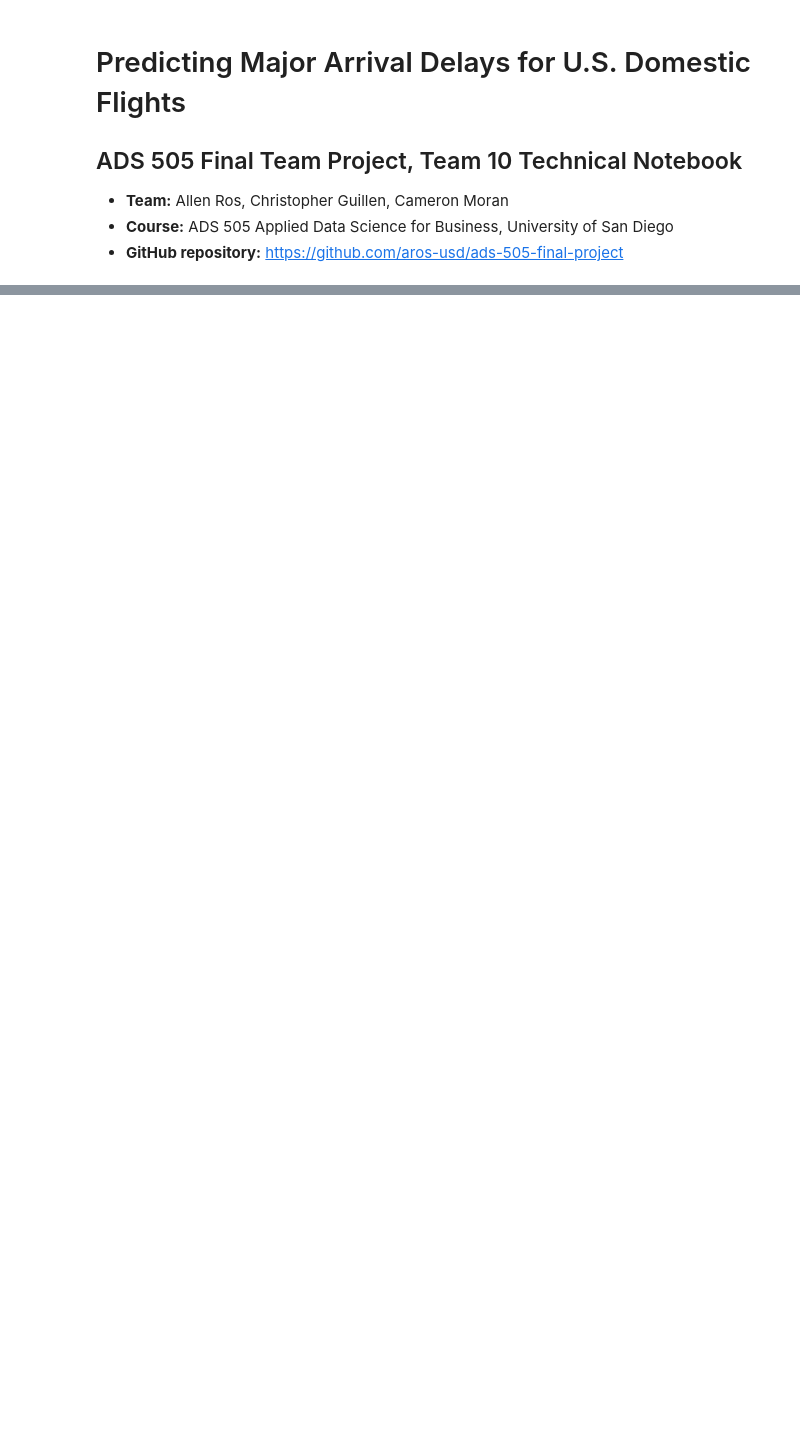
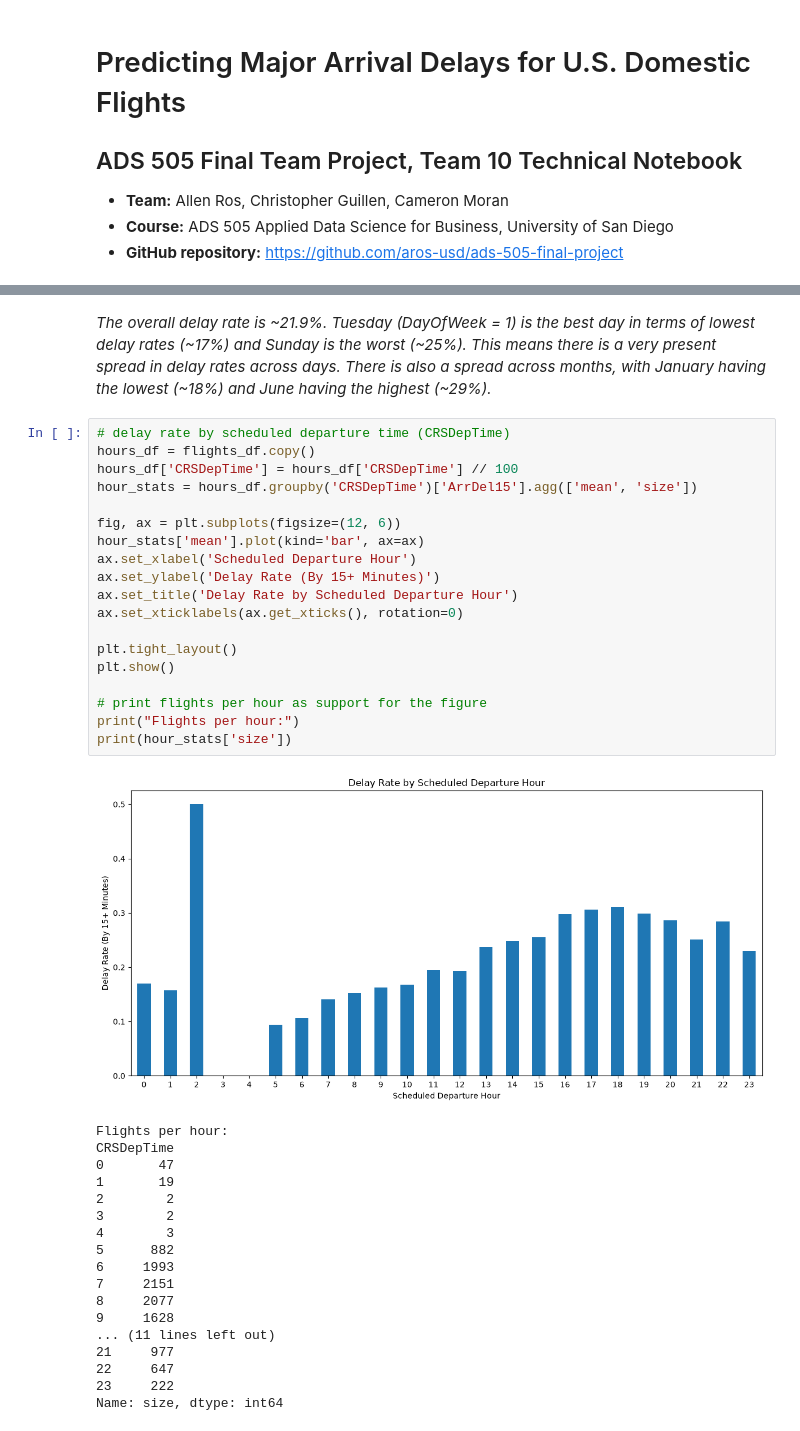
Before and after one commit to aros-usd/ads-505-final-project, a Jupyter notebook: notebook.ipynb, the cells around one changed output, grey strips where cells are left out. Cells and saved outputs as stored; diff of their text form; blank space fills up the shorter version.

```diff
--- a/notebook.ipynb
+++ b/notebook.ipynb
@@ -44,0 +111,40 @@ DATA_FILE = 'flights_sample_2025H1.csv'
+# %% [markdown]
+*The overall delay rate is ~21.9%. Tuesday (DayOfWeek = 1) is the best day in terms of lowest delay rates (~17%) and Sunday is the worst (~25%). This means there is a very present spread in delay rates across days. There is also a spread across months, with January having the lowest (~18%) and June having the highest (~29%).*
+# %%
+# delay rate by scheduled departure time (CRSDepTime)
+hours_df = flights_df.copy()
+hours_df['CRSDepTime'] = hours_df['CRSDepTime'] // 100
+hour_stats = hours_df.groupby('CRSDepTime')['ArrDel15'].agg(['mean', 'size'])
+
+fig, ax = plt.subplots(figsize=(12, 6))
+hour_stats['mean'].plot(kind='bar', ax=ax)
+ax.set_xlabel('Scheduled Departure Hour')
+ax.set_ylabel('Delay Rate (By 15+ Minutes)')
+ax.set_title('Delay Rate by Scheduled Departure Hour')
+ax.set_xticklabels(ax.get_xticks(), rotation=0)
+
+plt.tight_layout()
+plt.show()
+
+# print flights per hour as support for the figure
+print("Flights per hour:")
+print(hour_stats['size'])
+# %% [output]
+[figure, added]
+Flights per hour:
+CRSDepTime
+0       47
+1       19
+2        2
+3        2
+4        3
+5      882
+6     1993
+7     2151
+8     2077
+9     1628
+... (11 lines left out)
+21     977
+22     647
+23     222
+Name: size, dtype: int64
```
Also changed, not shown: parts of 21 cells of this notebook.
